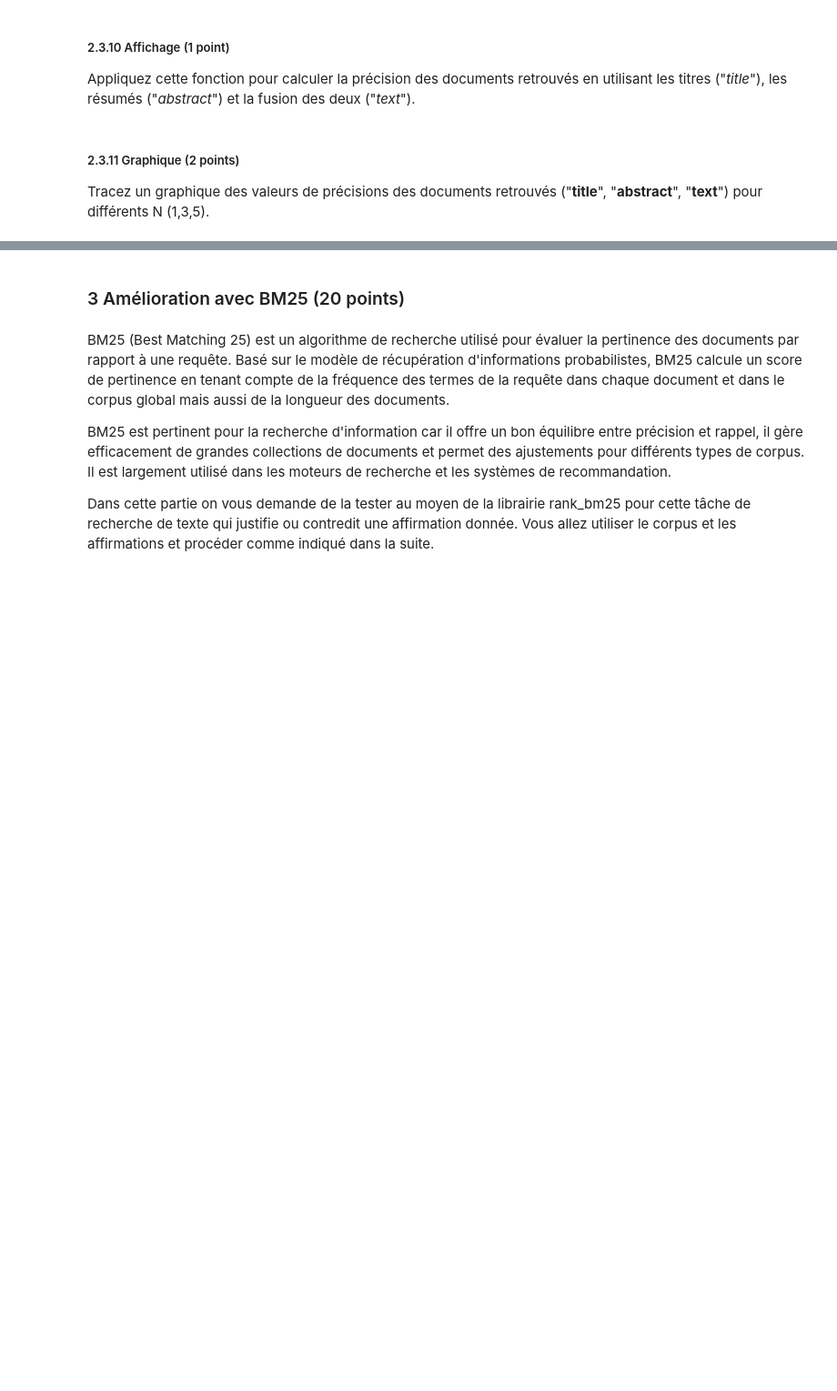
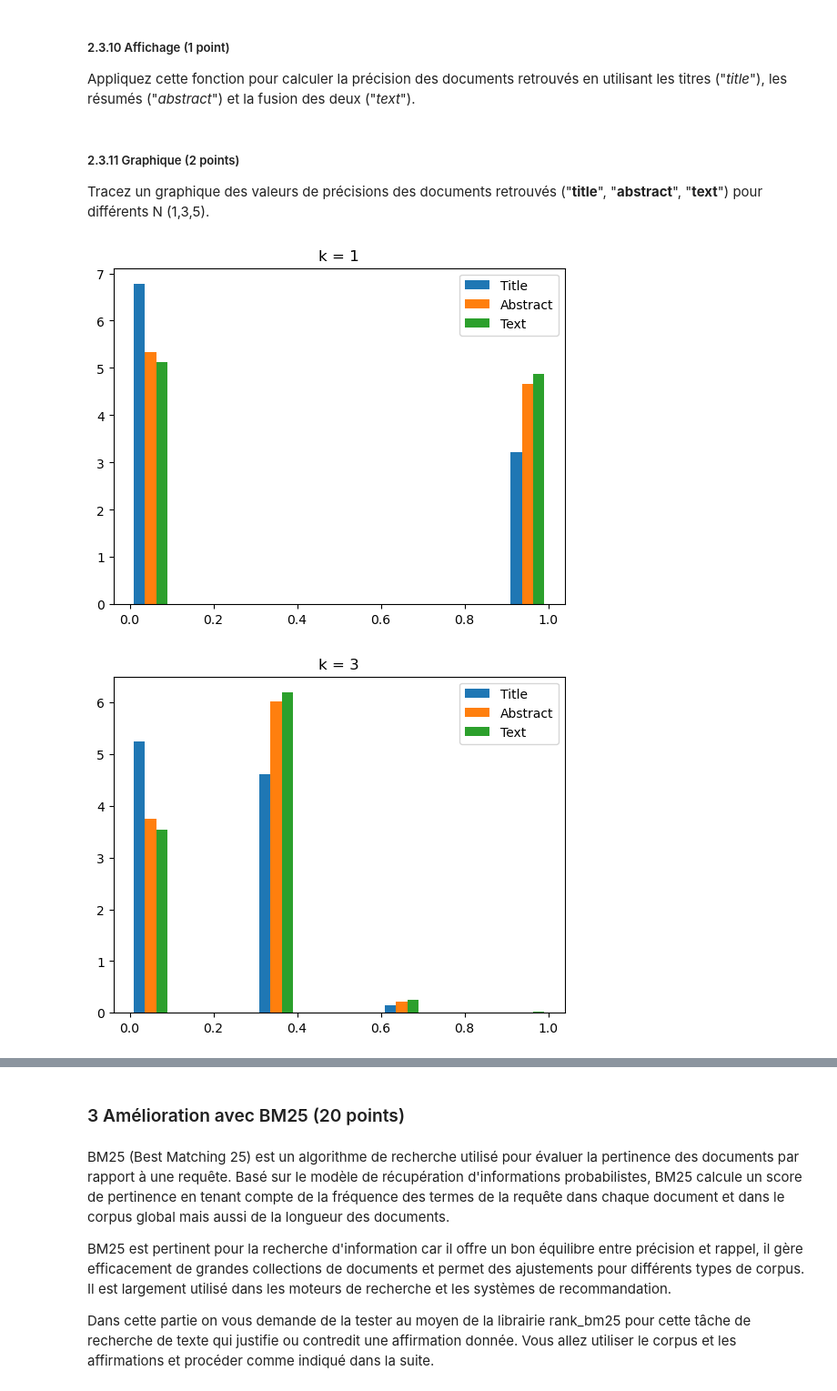
Before and after one commit to Kay1San/NLP-Labs, a Jupyter notebook: TP1/TP1/INF8460_A24_TP1_Enoncé.ipynb, the cells around one changed output, grey strips where cells are left out. Shown at 91% size. Drawn from its saved outputs; the diff is of its cells as text; code cells hidden in the pictures; blank space fills up the shorter version.

```diff
--- a/TP1/TP1/INF8460_A24_TP1_Enoncé.ipynb
+++ b/TP1/TP1/INF8460_A24_TP1_Enoncé.ipynb
@@ -947,3 +1000,20 @@ Appliquez cette fonction pour calculer la précision des documents retrouvés en
+# %%
+def evaluateAll(resultDataFrame):
+    nClaims = len(resultDataFrame)
+    kAccuracy = pd.DataFrame({"idClaim": list(resultDataFrame['id']),
+                               '1' : np.zeros(nClaims),
+                               '3' : np.zeros(nClaims),
+                               '5' : np.zeros(nClaims)})
+    for k in [1,3,5]:
+        lEvaluate = []
+        for i in range(nClaims):
+            lEvaluate.append(evaluate(k,resultDataFrame,kAccuracy['idClaim'][i]))
+        kAccuracy[str(k)] = pd.Series(lEvaluate)
+    return kAccuracy
+
+kAccuracyTitle = evaluateAll(results_titles_df)
+kAccuracyAbstract = evaluateAll(results_abstracts_df)
+kAccuracyText = evaluateAll(results_texts_df)
 # %% [markdown]
 ##### 2.3.11 Graphique (2 points)
 
@@ -953,0 +1021,27 @@ Tracez un graphique des valeurs de précisions des documents retrouvés ("__titl
+# %%
+plt.figure()
+plt.hist([list(kAccuracyTitle['1']),
+          list(kAccuracyAbstract['1']),
+          list(kAccuracyText['1'])], density=True, histtype='bar', label=['Title','Abstract','Text'])
+plt.legend()
+plt.title("k = 1")
+plt.show()
+
+plt.figure()
+plt.hist([list(kAccuracyTitle['3']),
+          list(kAccuracyAbstract['3']),
+          list(kAccuracyText['3'])], density=True, histtype='bar', label=['Title','Abstract','Text'])
+plt.legend()
+plt.title("k = 3")
+plt.show()
+
+plt.figure()
+plt.hist([list(kAccuracyTitle['5']),
+          list(kAccuracyAbstract['5']),
+          list(kAccuracyText['5'])], density=True, histtype='bar', label=['Title','Abstract','Text'])
+plt.legend()
+plt.title("k = 5")
+plt.show()
+# %% [output]
+[figure, added]
+[figure, added]
```
Also changed, not shown: parts of 43 cells of this notebook, 3 other files.
